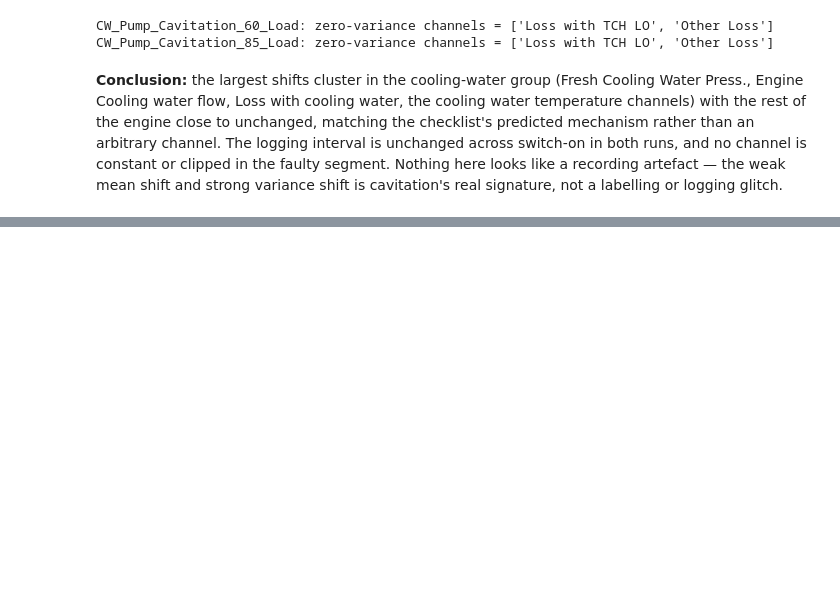
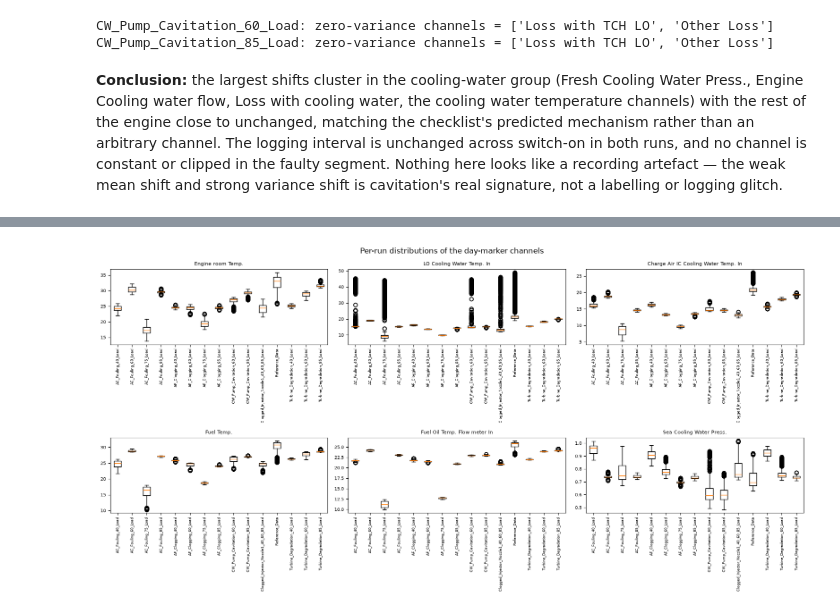
Before and after one commit to MrNahadi/KeyFrame, a Jupyter notebook: notebooks/01_eda.ipynb, the cells around one changed output, grey strips where cells are left out. Saved outputs shown, nothing was run; the diff lists cells and outputs as text; code cells hidden in the pictures; blank space fills up the shorter version.

```diff
--- a/notebooks/01_eda.ipynb
+++ b/notebooks/01_eda.ipynb
@@ -454,0 +468,41 @@ labelling or logging glitch.
+# %%
+DAY_MARKER_CHANNELS = [
+    "Engine room Temp.",
+    "LO Cooling Water Temp. In",
+    "Charge Air IC Cooling Water Temp. In",
+    "Fuel Temp.",
+    "Fuel Oil Temp. Flow meter In",
+    "Sea Cooling Water Press.",
+]
+ALL_RUNS = sorted(full_table["run"].unique())
+
+day_marker_rows = []
+for channel in DAY_MARKER_CHANNELS:
+    for run in ALL_RUNS:
+        own = full_table.loc[full_table["run"] == run, channel].dropna()
+        other = full_table.loc[full_table["run"] != run, channel].dropna()
+        day_marker_rows.append(
+            {
+                "channel": channel,
+                "run": run,
+                "median": own.median(),
+                "other_runs_median": other.median(),
+                "z_vs_other_runs": (own.median() - other.median()) / other.std(),
+            }
+        )
+day_markers = pd.DataFrame(day_marker_rows)
+day_markers.to_csv(paths.RESULTS / "01_day_markers.csv", index=False)
+
+fig, axes = plt.subplots(2, 3, figsize=(16, 8))
+for ax, channel in zip(axes.flat, DAY_MARKER_CHANNELS, strict=True):
+    by_run = [full_table.loc[full_table["run"] == run, channel].dropna() for run in ALL_RUNS]
+    ax.boxplot(by_run, tick_labels=ALL_RUNS, vert=True)
+    ax.set_title(channel, fontsize=8)
+    ax.tick_params(axis="x", labelrotation=90, labelsize=6)
+    ax.tick_params(axis="y", labelsize=7)
+fig.suptitle("Per-run distributions of the day-marker channels")
+fig.tight_layout()
+fig.savefig(paths.FIGURES / "01_day_markers.png", dpi=150)
+plt.show()
+# %% [output]
+[figure, added]
```
Also changed, not shown: parts of 2 cells of this notebook, 4 other files.
